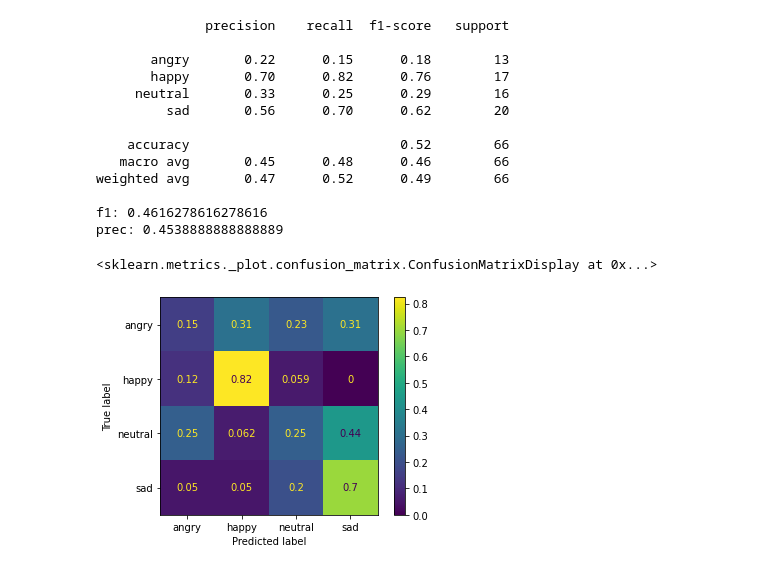
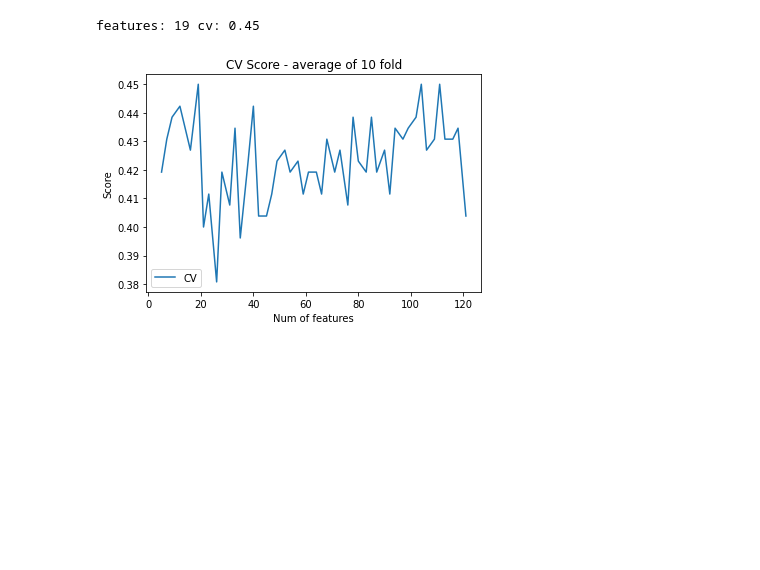
Before and after one commit to deangeckt/EmotionsInSignLanguage, a Jupyter notebook: open_face/ml.ipynb, the cells around one changed output. Cells and saved outputs as stored; diff of their text form; code cells hidden in the pictures; blank space fills up the shorter version.

```diff
--- a/open_face/ml.ipynb
+++ b/open_face/ml.ipynb
@@ -130,3 +145,27 @@ print(f'features: {np.argmax(f1s)} f1: {f1s[np.argmax(f1s)]} ')
+# %%
+# cv score average per feature on the x -axis
+
+cv_aver = []
+fe_range = np.linspace(5, 121, 50).astype(int)
+for num_features in tqdm(fe_range):
+    df_ = df[feature_imp[0:num_features].index.to_list()]
+    clf = RandomForestClassifier(criterion='entropy', max_depth=5)
+    cv_scores = cross_val_score(clf, df_, labels, cv=10)
+    cv_aver.append(np.mean(cv_scores))
+
+plt.plot(fe_range, cv_aver, label='CV')
+plt.xlabel('Num of features')
+plt.ylabel('Score')
+plt.title('CV Score - average of 10 fold')
+plt.legend()
+
+
+max_idx = np.argmax(cv_aver)
+features_max = fe_range[max_idx]
+print(f'features: {features_max} cv: {cv_aver[max_idx]} ')
+# %% [output]
+features: 19 cv: 0.45
+[figure, added]
 # %%
 import matplotlib.pyplot as plt
 from sklearn import tree
@@ -137,46 +176,3 @@ clf.fit(df, y)
 fig = plt.figure(figsize=(30,25), dpi=300)
 tree.plot_tree(clf, filled=True, fontsize = 18, feature_names = df.columns.tolist(), class_names=label_names)
 # plt.savefig('out.jpeg')
-# %%
-import matplotlib.pyplot as plt
-from sklearn.datasets import make_classification
-from sklearn.metrics import confusion_matrix, ConfusionMatrixDisplay
-from sklearn.model_selection import train_test_split
-from sklearn.metrics import classification_report
-from sklearn.metrics import f1_score
-from sklearn.metrics import precision_score
-
-
-clf = RandomForestClassifier(criterion='entropy', max_depth=9)
-
-xtrain = subsample_features(X_train, feature_imp[0:60])
-xtest = subsample_features(X_test, feature_imp[0:60])
-
-clf.fit(xtrain, y_train)
-
-y_pred = clf.predict(xtest)
-print(classification_report(y_test, y_pred, labels=clf.classes_))
-f1_ = f1_score(y_test, y_pred, average='macro')
-prec = precision_score(y_test, y_pred, average='macro')
-print(f'f1: {f1_}')
-print(f'prec: {prec}')
-
-cm = confusion_matrix(y_test, y_pred, labels=clf.classes_, normalize='true')
-disp = ConfusionMatrixDisplay(confusion_matrix=cm, display_labels=clf.classes_)
-disp.plot()
-# %% [output]
-              precision    recall  f1-score   support
-
-       angry       0.22      0.15      0.18        13
-       happy       0.70      0.82      0.76        17
-     neutral       0.33      0.25      0.29        16
-         sad       0.56      0.70      0.62        20
-
-    accuracy                           0.52        66
-   macro avg       0.45      0.48      0.46        66
-weighted avg       0.47      0.52      0.49        66
-
-f1: 0.4616278616278616
-prec: 0.4538888888888889
-<sklearn.metrics._plot.confusion_matrix.ConfusionMatrixDisplay at 0x...>
-[figure, removed]
```
Also changed, not shown: parts of 8 cells of this notebook.
